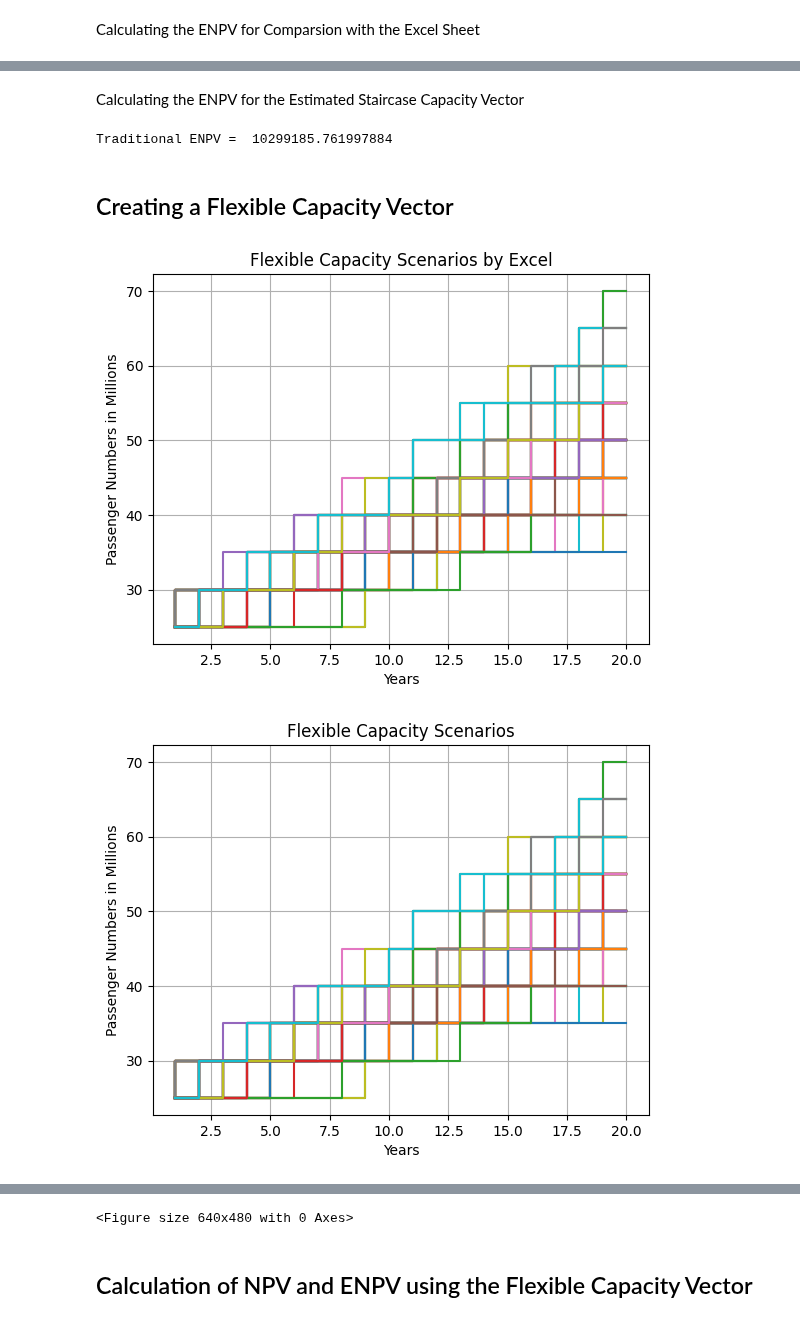
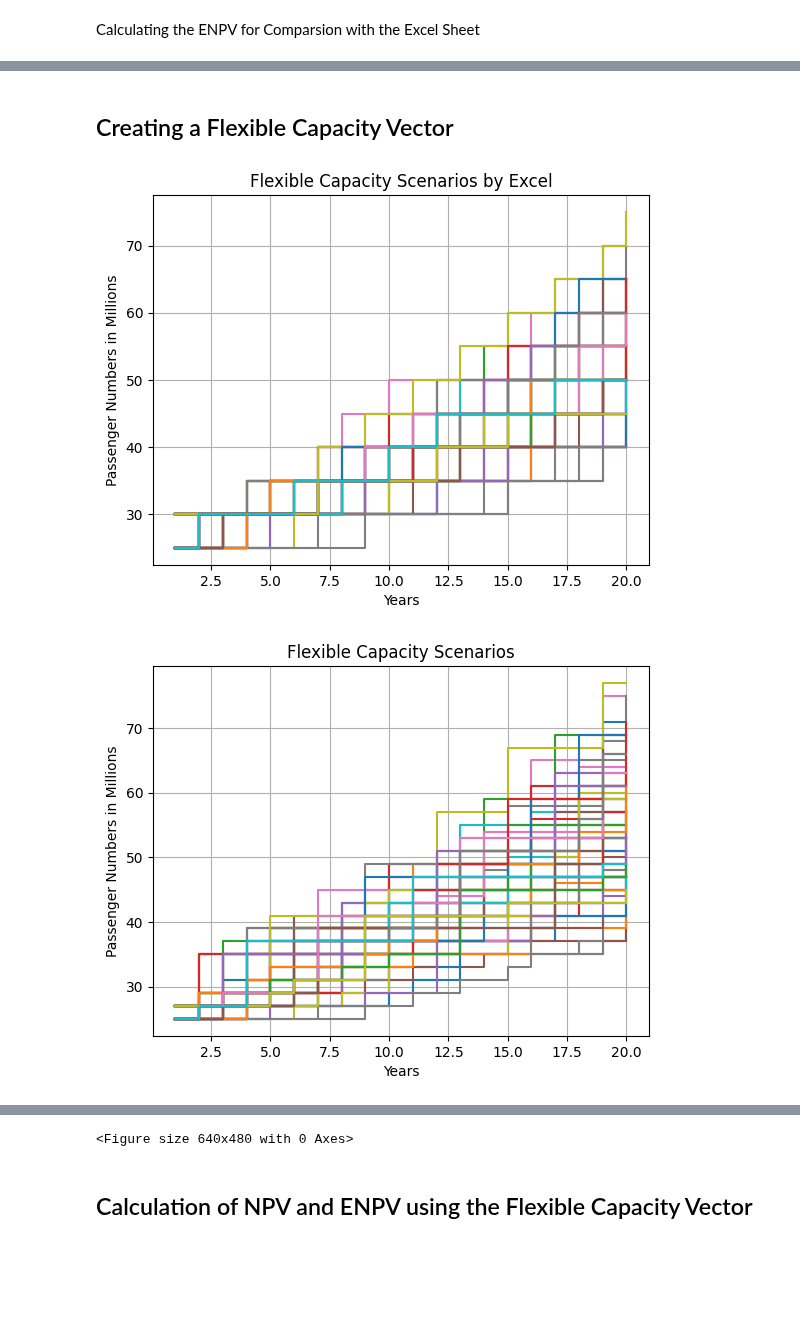
Before and after one commit to Oli767/VT1-Python-Files, a Jupyter notebook: VT1_with_Matrix_Import.ipynb, the cells around one changed output, grey strips where cells are left out. Cells and saved outputs as stored; diff of their text form; code cells hidden in the pictures; blank space fills up the shorter version.

```diff
--- a/VT1_with_Matrix_Import.ipynb
+++ b/VT1_with_Matrix_Import.ipynb
@@ -138,3 +113,8 @@ fn.Scenario_plot(Capacity_plot, Fth, True, "Staircase Capacity")
+# %%
+# Defined Capacity Vector in the Excel Sheet -> To compare results
+K_rounded = np.array(
+    [25, 25, 25, 25, 30, 30, 30, 30, 30, 40, 40, 40, 40, 40, 50, 50, 50, 50, 50, 50]
+)
 # %% [markdown]
 Calling the NPV Calculation Function for Comparsion with the Excel Sheet
 # %%
@@ -199,62 +150,38 @@ Traditional NPVs =  [ 9587569.99424806  9266516.84566036 11382301.54010753  9199
-# %% [markdown]
-Calculating the ENPV for the Estimated Staircase Capacity Vector
-# %%
-# Calculating the ENPV for Staircase Capacity Vector
-ENPV_est = np.mean(NPV_est)
-print("Traditional ENPV = ", ENPV_est)
-# %% [output]
-Traditional ENPV =  10299185.761997884
 # %% [markdown]
 ## Creating a Flexible Capacity Vector
 # %%
 # Initial Capacity
 # K0 = 25
-K0 = K_est_rounded[0]
-
+K0 = K_rounded[0]
 # Capacity Increase in the Excel Sheet
-deltaK_Flex_excel = 5
+theta_excel = 5
 # Calling the Decision Rule for Excel Function to Create a Flexible Capacity Vector
-Flexible_Capacity_Excel = fn.Decision_Rule_Excel(D_rounded, K0, deltaK_Flex_excel)
+Flexible_Capacity_Excel = fn.Decision_Rule_Excel(D_rounded, K0, theta_excel)
 # %%
-# Capacity Increase Vector for Comparison and Increase of Capacity
-deltaK_Flex = [5, 8, 10]
+# Capacity Theta Vector for Increase of Capacity
+theta_flex = [2, 5, 8, 10]
+# Capacity Difference Vector for Comparison  of Capacity
+deltaK = [2, 5, 8]
+
 # Calling the Decision Rule Function to Create a Flexible Capacity Vector
-Flexible_Capacity = fn.Decision_Rule(D_rounded, K0, deltaK_Flex)
+Flexible_Capacity = fn.Decision_Rule(D_rounded, K0, theta_flex, deltaK)
 # %%
 # Plotting the Flexible Capacity Vectors
-
-
 fn.Scenario_plot(
     Flexible_Capacity_Excel,
     Fth,
     False,
-
     "Flexible Capacity Scenarios by Excel",
-
     "Passenger Numbers in Millions",
 )
-
 
 fn.Scenario_plot(
     Flexible_Capacity,
     Fth,
     False,
-
     "Flexible Capacity Scenarios",
-
     "Passenger Numbers in Millions",
 )
-
-# Plotting the Demand (For Visual Comparison with the Flexible Capacity Vector)
-
-
-fn.Scenario_plot(
-    D_rounded,
-    Fth,
-    True,
-    "Demand Scenarios for Reference",
-    "Passenger Numbers in Millions",
-)
 # %% [output]
-[figure, old version]
+[figure, new version]
-[figure, old version]
+[figure, new version]
```
Also changed, not shown: parts of 30 cells of this notebook, 2 other files.
